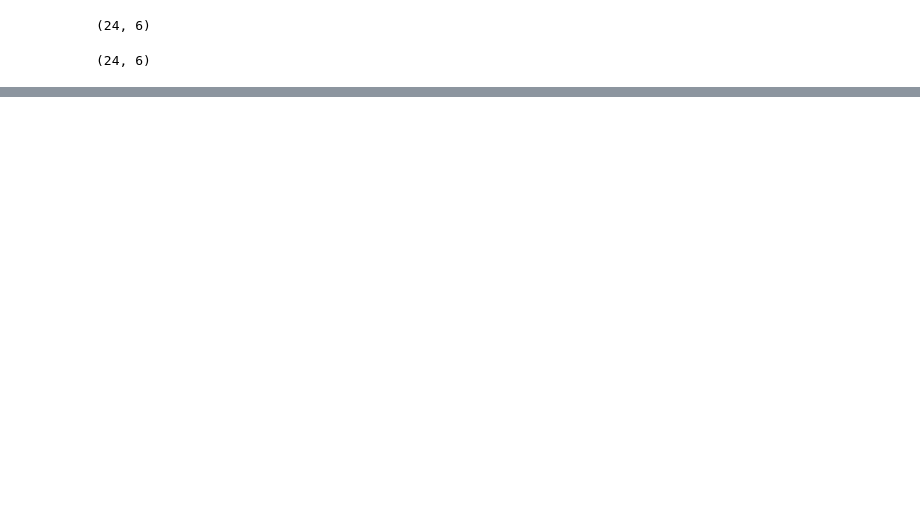
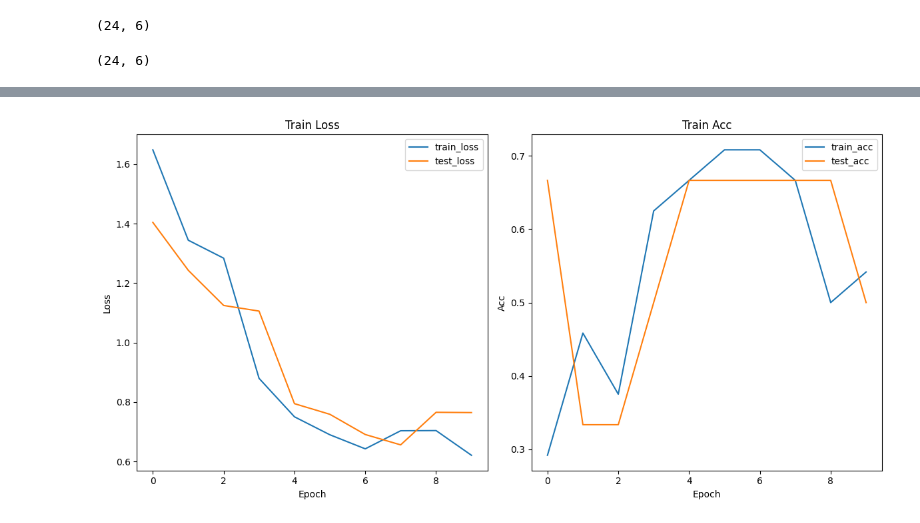
Before and after one commit to noahpro99/pytorch-learn, a Jupyter notebook: src/tabular.ipynb, the cells around one changed output, grey strips where cells are left out. Saved outputs shown, nothing was run; the diff lists cells and outputs as text; code cells hidden in the pictures; blank space fills up the shorter version.

Commit message:
tabular training on dummy data for learning

```diff
--- a/src/tabular.ipynb
+++ b/src/tabular.ipynb
@@ -175,4 +199,14 @@ class CustomModel(nn.Module):
     def forward(self, x):
         return self.layer_stack(x)
 # %%
-model_0 = CustomModel(input_shape=)
+model_0 = CustomModel(input_shape=5, hidden_units=10, output_shape=num_classes).to(
+    device
+)
+# %%
+# make example prediction
+
+model_0.eval()
+with torch.inference_mode():
+    for X, y in test_dataloader:
+        y_preds = model_0(X)
+        print(y_preds.shape)
@@ -178,0 +313,13 @@ model_0 = CustomModel(input_shape=)
+# %%
+loss_fn = nn.CrossEntropyLoss()
+optimizer = torch.optim.Adam(params=model_0.parameters(), lr=0.1)
+
+model_0_train_results = train_model(
+    model=model_0,
+    train_dataloader=train_dataloader,
+    test_dataloader=test_dataloader,
+    loss_fn=loss_fn,
+    optimizer=optimizer,
+    accuracy_score=accuracy_score,
+    epochs=10,
+)
@@ -178,0 +347,22 @@ model_0 = CustomModel(input_shape=)
+# %%
+plt.figure(figsize=(12, 6))
+
+# Plotting loss and accuracy
+for i, metric in enumerate(["loss", "acc"]):
+    plt.subplot(1, 2, i + 1)
+    for key in model_0_train_results:
+        if metric in key:
+            plt.plot(
+                range(len(model_0_train_results[key])),
+                model_0_train_results[key],
+                label=key,
+            )
+    plt.xlabel("Epoch")
+    plt.ylabel(metric.capitalize())
+    plt.title(f"Train {metric.capitalize()}")
+    plt.legend()
+
+plt.tight_layout()
+plt.show()
+# %% [output]
+[figure, added]
```
Also changed, not shown: parts of 17 cells of this notebook.
